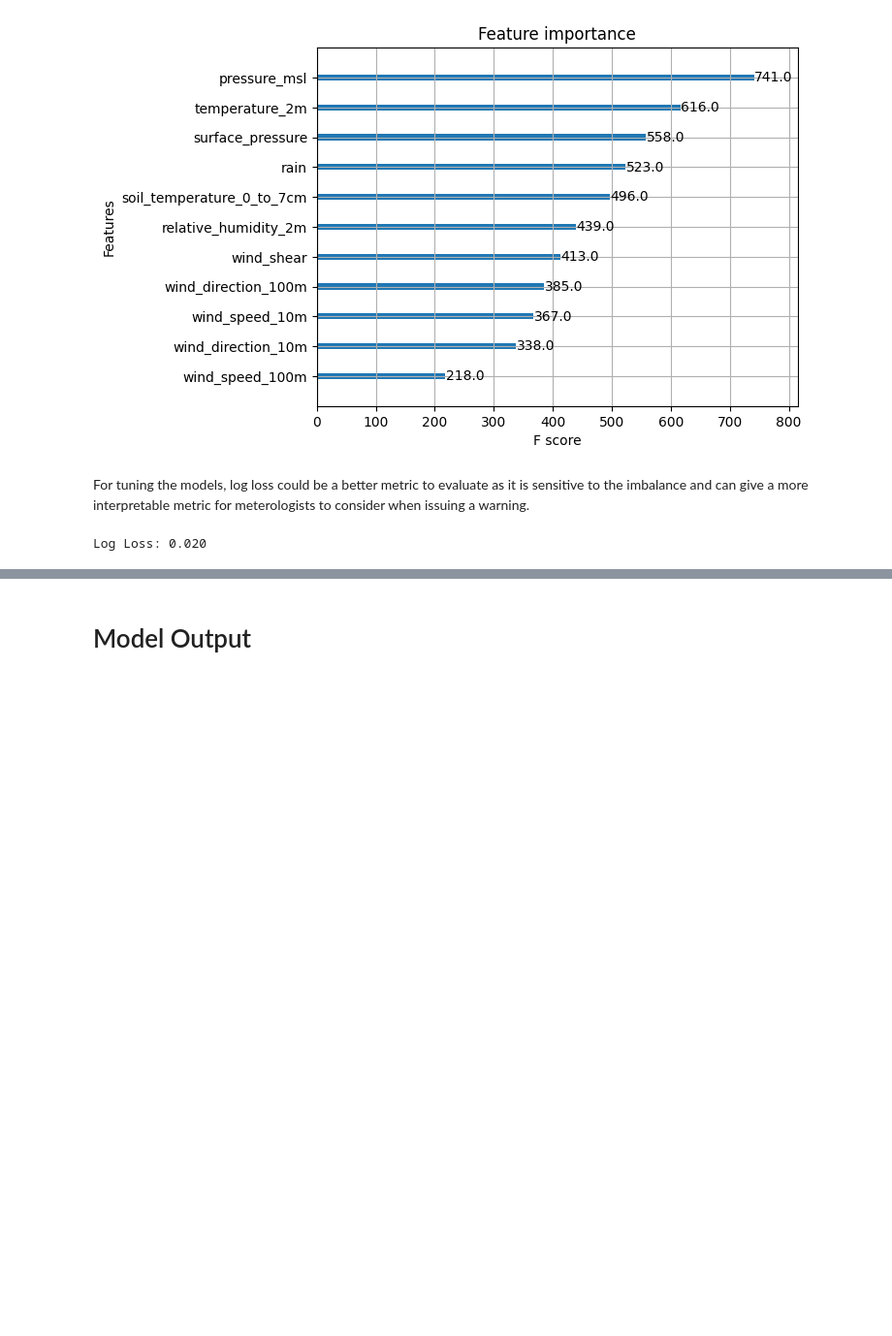
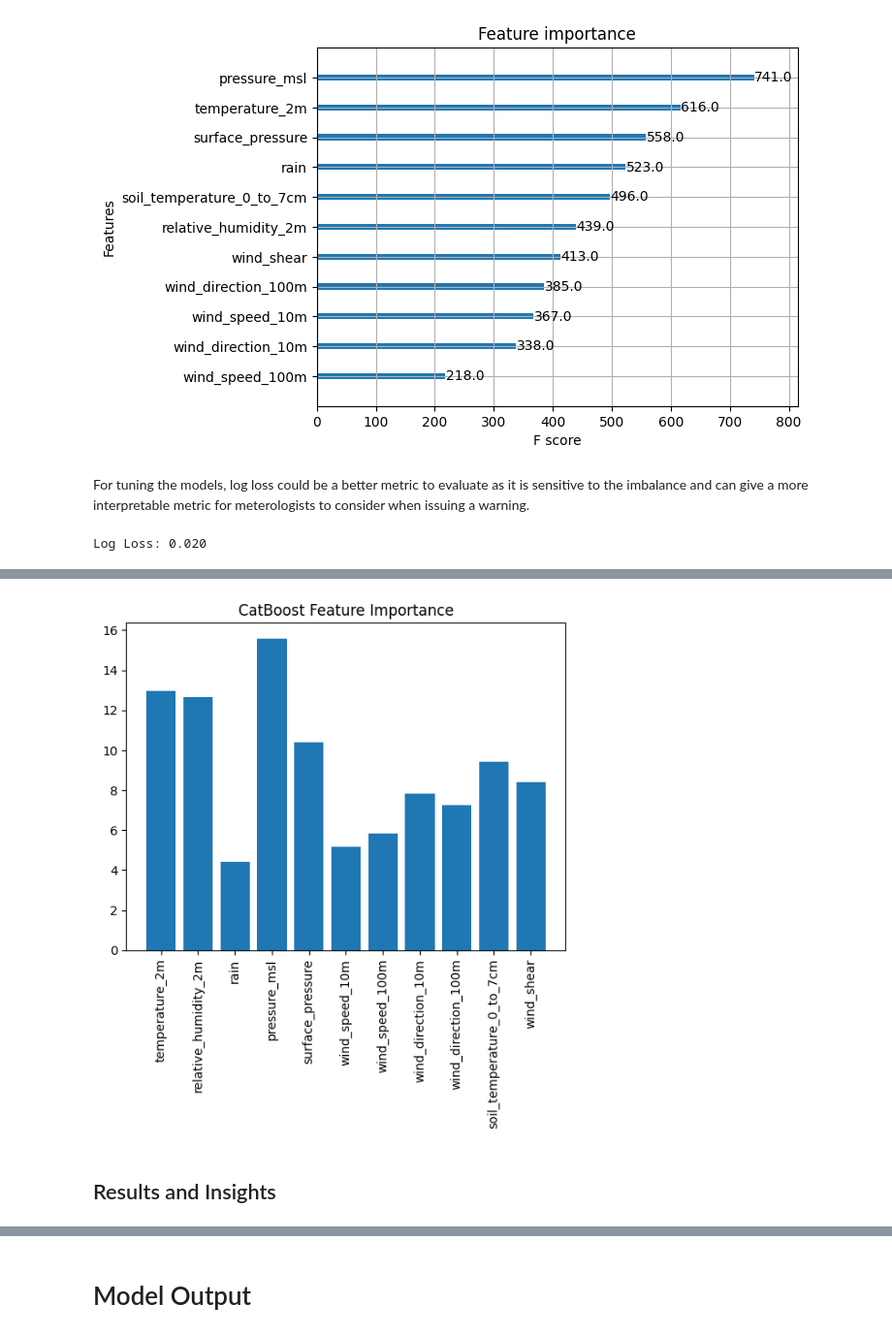
Before and after one commit to dpatel77/ProjectToto, a Jupyter notebook: ML_Model/ml_projectTOTO.ipynb, the cells around one changed output, grey strips where cells are left out. Shown: that part at 97% size. Drawn from its saved outputs; the diff is of its cells as text; code cells hidden in the pictures; blank space fills up the shorter version.

```diff
--- a/ML_Model/ml_projectTOTO.ipynb
+++ b/ML_Model/ml_projectTOTO.ipynb
@@ -453,0 +571,17 @@ Conclusion on best model
+# %%
+#catboost
+cat.fit(X_train, y_train)
+cat_importance = cat.feature_importances_
+plt.bar(range(len(cat_importance)), cat_importance)
+plt.title("CatBoost Feature Importance")
+plt.show()
+# %%
+#add X_train columns as labels
+plt.bar(X_train.columns, cat_importance)
+plt.xticks(rotation=90)
+plt.title("CatBoost Feature Importance")
+plt.show()
+# %% [output]
+[figure, added]
+# %% [markdown]
+## Results and Insights
```
Also changed, not shown: parts of 51 cells of this notebook, 16 other files.
